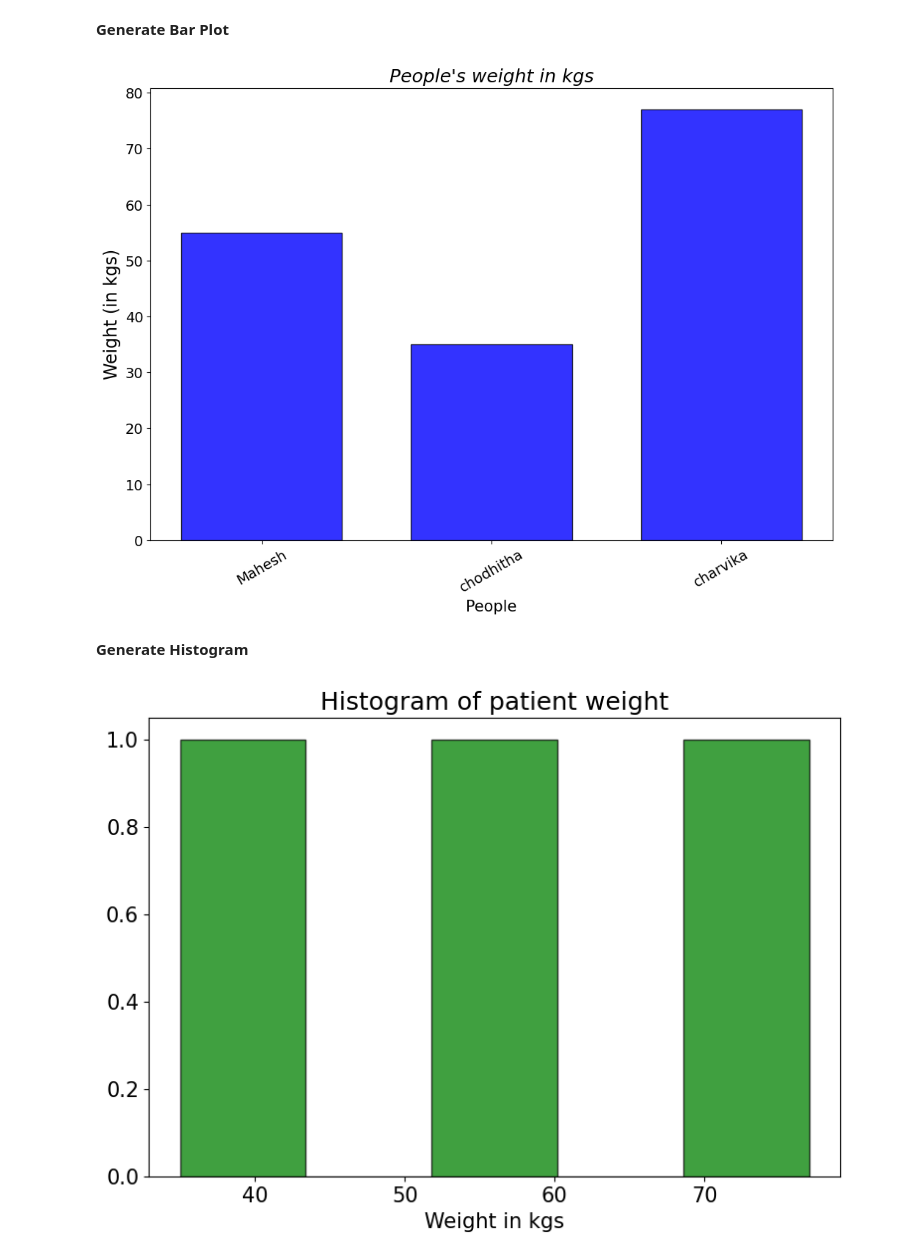
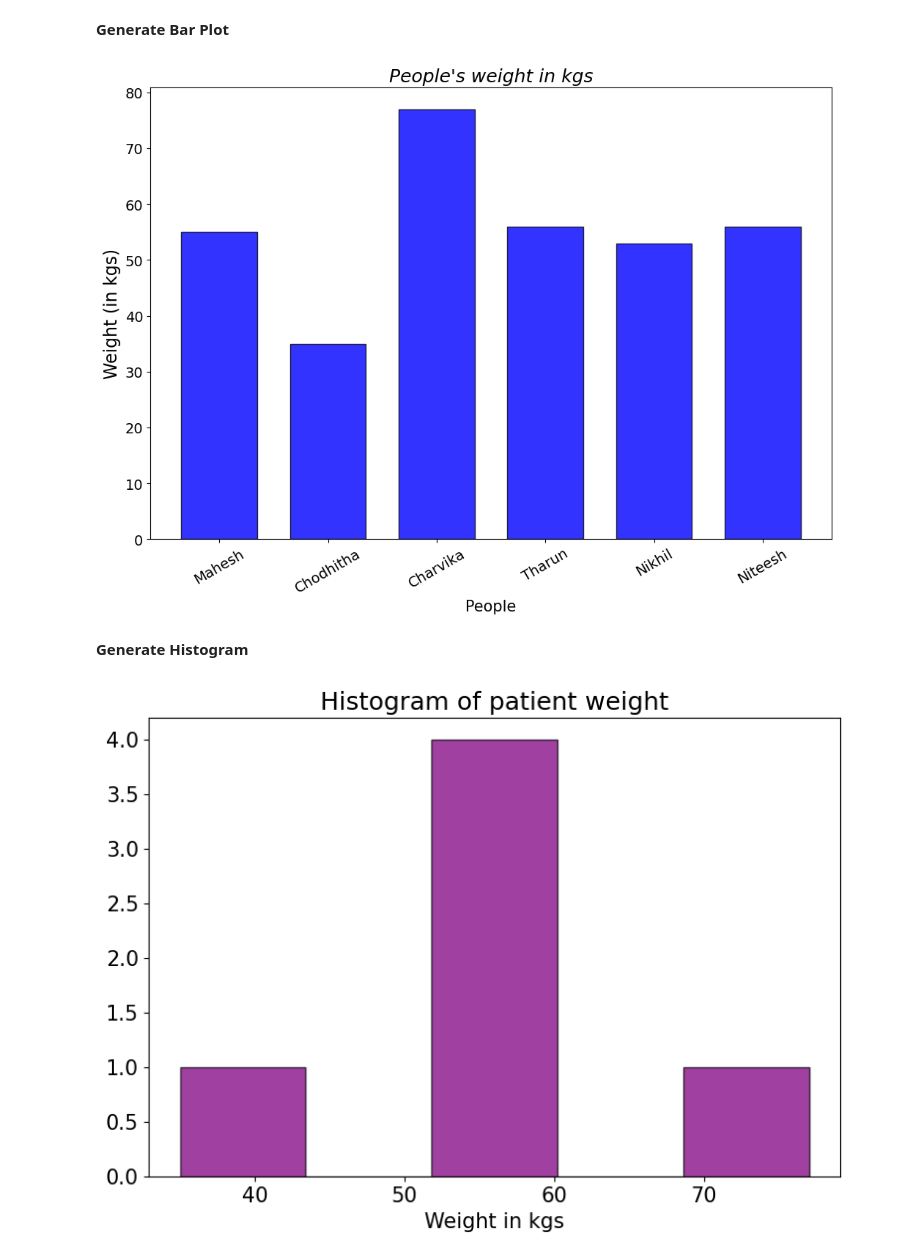
Before and after one commit to Mahesh-ch06/AIML_2303A52037, a Jupyter notebook: Lab1.ipynb, the cells around one changed output. Drawn from its saved outputs; the diff is of its cells as text; code cells hidden in the pictures.

```diff
--- a/Lab1.ipynb
+++ b/Lab1.ipynb
@@ -68,10 +68,10 @@ Let's suppose we collected age (in years), height (in cm), and weight (in kilogr
 # %%
 import matplotlib.pyplot as plt
 # %%
-people = ['Mahesh','chodhitha','charvika',]
-age = [19,18,18]
-weight = [55,35,77]
-height = [170,130,165]
+people = ['Mahesh','Chodhitha','Charvika','Tharun','Nikhil','Niteesh',]
+age = [17,18,21,26,27,22]
+weight = [55,35,77,56,53,56]
+height = [170,130,165,156,179,142]
 # %%
 plt.scatter(weight, height)
 plt.title("Relationship between Weight and Height of Patients")
@@ -94,16 +94,16 @@ plt.yticks(fontsize=14)
 plt.ylabel("Weight (in kgs)",fontsize=17)
 plt.show()
 # %% [output]
-[figure, old version]
+[figure, new version]
 # %% [markdown]
 **Generate Histogram**
 # %%
 plt.figure(figsize=(9,6))
-plt.hist(weight,color='green',edgecolor='k', alpha=0.75,bins=5)
+plt.hist(weight,color='purple',edgecolor='k', alpha=0.75,bins=5)
 plt.title("Histogram of patient weight",fontsize=18)
 plt.xlabel("Weight in kgs",fontsize=15)
 plt.xticks(fontsize=15)
 plt.yticks(fontsize=15)
 plt.show()
 # %% [output]
-[figure, old version]
+[figure, new version]
```
Also changed, not shown: parts of 1 cell of this notebook.
